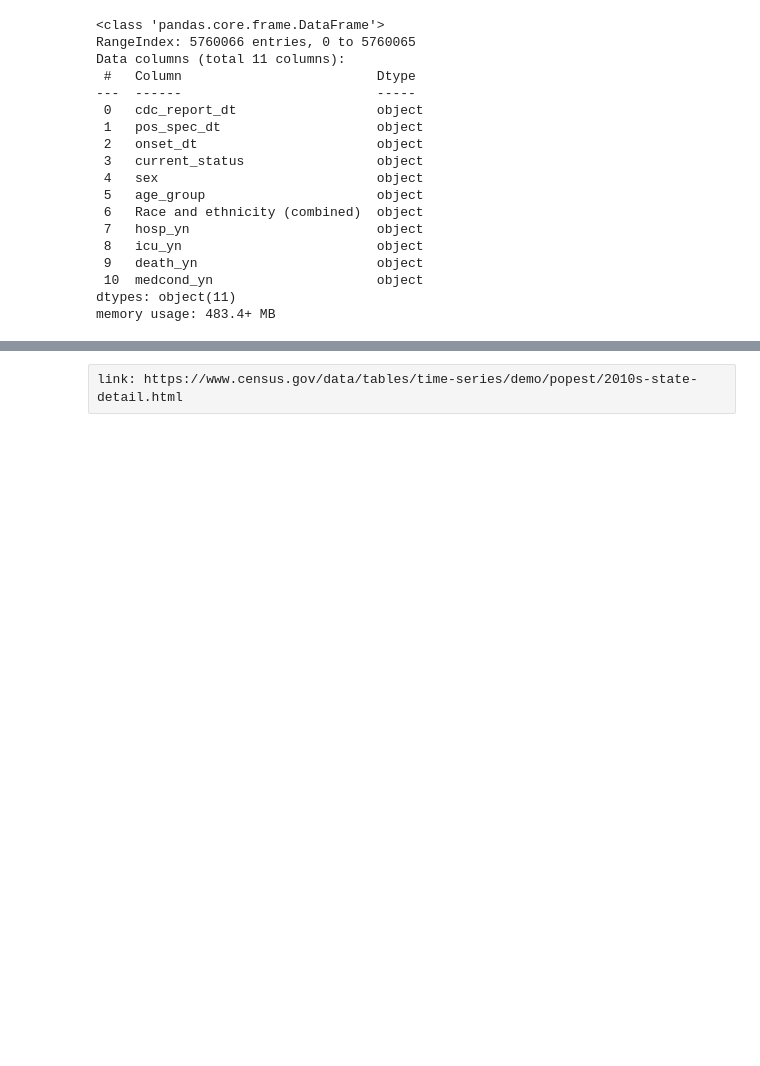
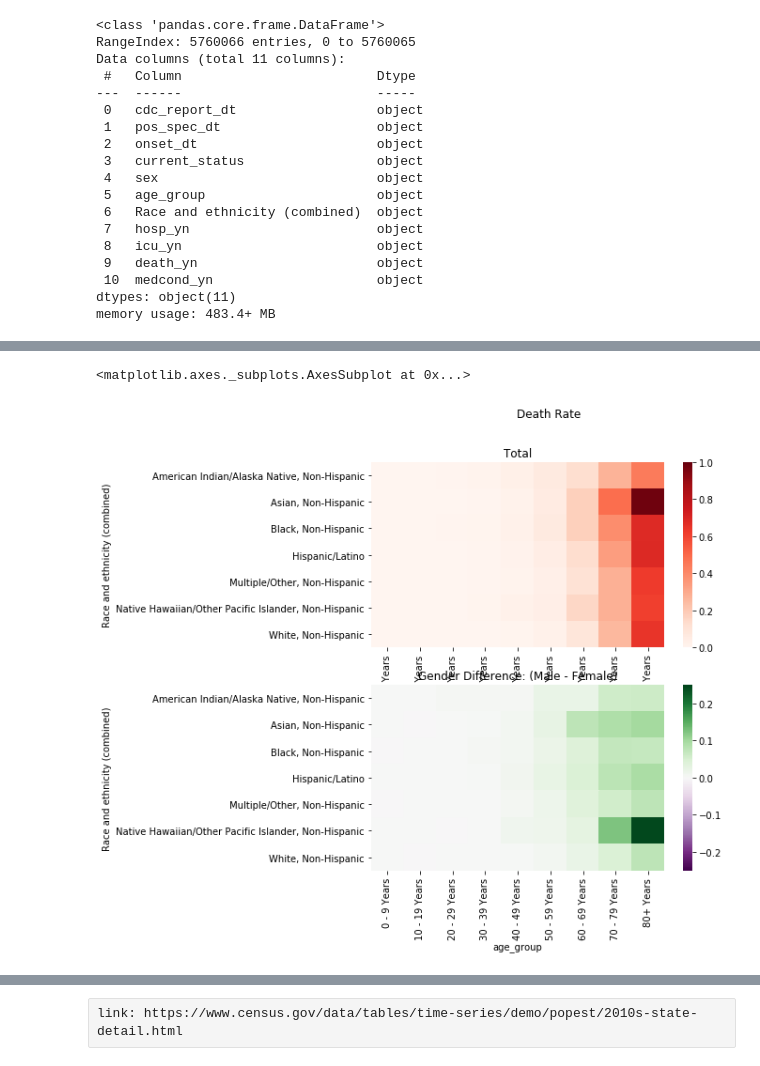
Before and after one commit to zl3311/COVID_prediction_US, a Jupyter notebook: EDA.ipynb, the cells around one changed output, grey strips where cells are left out. Saved outputs shown, nothing was run; the diff lists cells and outputs as text; code cells hidden in the pictures; blank space fills up the shorter version.

```diff
--- a/EDA.ipynb
+++ b/EDA.ipynb
@@ -75,0 +104,12 @@ DeathRate.groupby(["sex", "age_group", "Race and ethnicity (combined)"]).mean()
+# %%
+fig, axs = plt.subplots(2,1,figsize=(7,8))
+fig.suptitle("Death Rate")
+axs[0].set_title("Total")
+axs[1].set_title("Gender Difference: (Male - Female)")
+
+df_diff = pd.pivot_table(df_sum_dr[df_sum_dr.sex=="Male"], values='deathmean', columns=['age_group'], index=['Race and ethnicity (combined)'], aggfunc=np.sum) - pd.pivot_table(df_sum_dr[df_sum_dr.sex=="Female"], values='deathmean', columns=['age_group'], index=['Race and ethnicity (combined)'], aggfunc=np.sum)
+sns.heatmap(pd.pivot_table(df_sum_dr, values='deathmean', columns=['age_group'], index=['Race and ethnicity (combined)'], aggfunc=np.sum), vmin=0, vmax=1, ax=axs[0], cmap="Reds")
+sns.heatmap(df_diff, vmin=-0.25, vmax=0.25, ax=axs[1], cmap="PRGn")
+# %% [output]
+<matplotlib.axes._subplots.AxesSubplot at 0x...>
+[figure, added]
```
Also changed, not shown: parts of 32 cells of this notebook.
